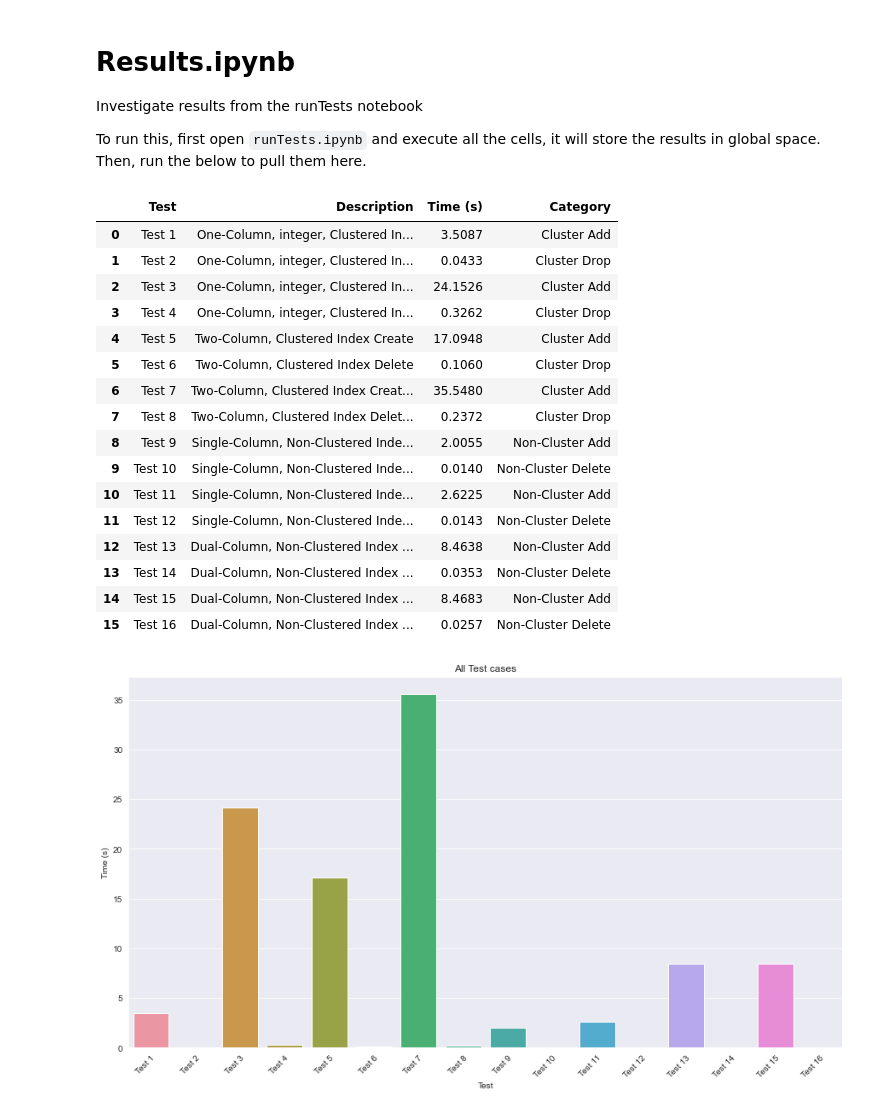
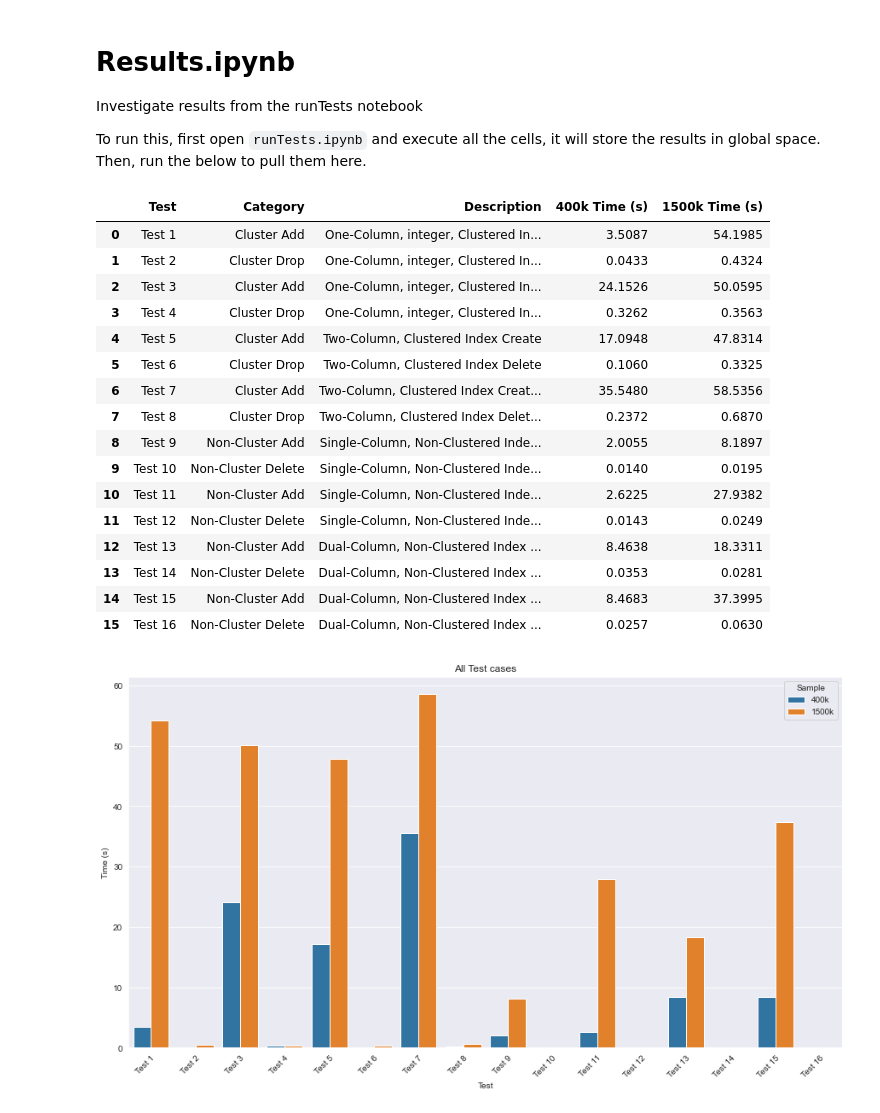
Before and after one commit to TheDarkTrumpet/SQL-Heap-Test, a Jupyter notebook: results.ipynb, the cells around one changed output. Drawn from its saved outputs; the diff is of its cells as text; code cells hidden in the pictures.

```diff
--- a/results.ipynb
+++ b/results.ipynb
@@ -11,40 +9,47 @@ import pandas as pd
 import seaborn as sns
 import matplotlib.pyplot as plt
 import pickle as pkl
-# %%
-# Load the results one of the few ways
-# %store -r results
-
-numRecords = 400000
-# numRecords = 1500000
-with open(f"results_{numRecords}.pkl", "rb") as file:
-    results = pkl.load(file)
+# %%
+with open(f"results_400000.pkl", "rb") as file:
+    results_400 = pkl.load(file)
+
+with open(f"results_1500000.pkl", "rb") as file:
+    results_1500 = pkl.load(file)
 # %%
-pdResults = pd.DataFrame.from_dict(results)
-pdResults["Time (s)"] = pdResults["Time (s)"].astype(float)
-pdResults
+pdResults = pd.DataFrame.from_dict(results_400)
+pd1500Results = pd.DataFrame.from_dict(results_1500)
+pdResults["400k Time (s)"] = pdResults["Time (s)"].astype(float)
+pdResults["1500k Time (s)"] = pd1500Results["Time (s)"].astype(float)
+pdResults[["Test", "Category", "Description", "400k Time (s)", "1500k Time (s)"]]
 # %% [output]
-|  | Test | Description | Time (s) | Category |
-| 0 | Test 1 | One-Column, integer, Clustered In... | 3.5087 | Cluster Add |
-| 1 | Test 2 | One-Column, integer, Clustered In... | 0.0433 | Cluster Drop |
-| 2 | Test 3 | One-Column, integer, Clustered In... | 24.1526 | Cluster Add |
-| 3 | Test 4 | One-Column, integer, Clustered In... | 0.3262 | Cluster Drop |
-| 4 | Test 5 | Two-Column, Clustered Index Create | 17.0948 | Cluster Add |
-| 5 | Test 6 | Two-Column, Clustered Index Delete | 0.1060 | Cluster Drop |
-| 6 | Test 7 | Two-Column, Clustered Index Creat... | 35.5480 | Cluster Add |
-| 7 | Test 8 | Two-Column, Clustered Index Delet... | 0.2372 | Cluster Drop |
-| 8 | Test 9 | Single-Column, Non-Clustered Inde... | 2.0055 | Non-Cluster Add |
-| 9 | Test 10 | Single-Column, Non-Clustered Inde... | 0.0140 | Non-Cluster Delete |
-| 10 | Test 11 | Single-Column, Non-Clustered Inde... | 2.6225 | Non-Cluster Add |
-| 11 | Test 12 | Single-Column, Non-Clustered Inde... | 0.0143 | Non-Cluster Delete |
-| 12 | Test 13 | Dual-Column, Non-Clustered Index ... | 8.4638 | Non-Cluster Add |
-| 13 | Test 14 | Dual-Column, Non-Clustered Index ... | 0.0353 | Non-Cluster Delete |
-| 14 | Test 15 | Dual-Column, Non-Clustered Index ... | 8.4683 | Non-Cluster Add |
-| 15 | Test 16 | Dual-Column, Non-Clustered Index ... | 0.0257 | Non-Cluster Delete |
+|  | Test | Category | Description | 400k Time (s) | 1500k Time (s) |
+| 0 | Test 1 | Cluster Add | One-Column, integer, Clustered In... | 3.5087 | 54.1985 |
+| 1 | Test 2 | Cluster Drop | One-Column, integer, Clustered In... | 0.0433 | 0.4324 |
+| 2 | Test 3 | Cluster Add | One-Column, integer, Clustered In... | 24.1526 | 50.0595 |
+| 3 | Test 4 | Cluster Drop | One-Column, integer, Clustered In... | 0.3262 | 0.3563 |
+| 4 | Test 5 | Cluster Add | Two-Column, Clustered Index Create | 17.0948 | 47.8314 |
+| 5 | Test 6 | Cluster Drop | Two-Column, Clustered Index Delete | 0.1060 | 0.3325 |
+| 6 | Test 7 | Cluster Add | Two-Column, Clustered Index Creat... | 35.5480 | 58.5356 |
+| 7 | Test 8 | Cluster Drop | Two-Column, Clustered Index Delet... | 0.2372 | 0.6870 |
+| 8 | Test 9 | Non-Cluster Add | Single-Column, Non-Clustered Inde... | 2.0055 | 8.1897 |
+| 9 | Test 10 | Non-Cluster Delete | Single-Column, Non-Clustered Inde... | 0.0140 | 0.0195 |
+| 10 | Test 11 | Non-Cluster Add | Single-Column, Non-Clustered Inde... | 2.6225 | 27.9382 |
+| 11 | Test 12 | Non-Cluster Delete | Single-Column, Non-Clustered Inde... | 0.0143 | 0.0249 |
+| 12 | Test 13 | Non-Cluster Add | Dual-Column, Non-Clustered Index ... | 8.4638 | 18.3311 |
+| 13 | Test 14 | Non-Cluster Delete | Dual-Column, Non-Clustered Index ... | 0.0353 | 0.0281 |
+| 14 | Test 15 | Non-Cluster Add | Dual-Column, Non-Clustered Index ... | 8.4683 | 37.3995 |
+| 15 | Test 16 | Non-Cluster Delete | Dual-Column, Non-Clustered Index ... | 0.0257 | 0.0630 |
+# %%
+pdGraphData = pdResults[["Test", "Category", "Time (s)"]].copy(deep=True)
+pdGraphData["Sample"] = "400k"
+pd1500Results["Sample"] = "1500k"
+pdGraphData = pd.concat([pdGraphData, pd1500Results[["Test", "Category", "Sample", "Time (s)"]].copy(deep=True)])
+pdGraphData["Time (s)"] = pdGraphData["Time (s)"].astype(float)
+pdGraphData.reset_index(drop=True, inplace=True)
 # %%
 fig, ax = plt.subplots(figsize=(15,8))
-sns.barplot(data=pdResults, x="Test", y="Time (s)", ax=ax).set(title='All Test cases')
+sns.barplot(data=pdGraphData, x="Test", y="Time (s)", hue="Sample", ax=ax).set(title='All Test cases')
 ax.set_xticklabels(ax.get_xticklabels(), rotation=45, ha='right', rotation_mode='anchor')
 plt.show()
 # %% [output]
-[figure, old version]
+[figure, new version]
```
Also changed, not shown: parts of 7 cells of this notebook.
